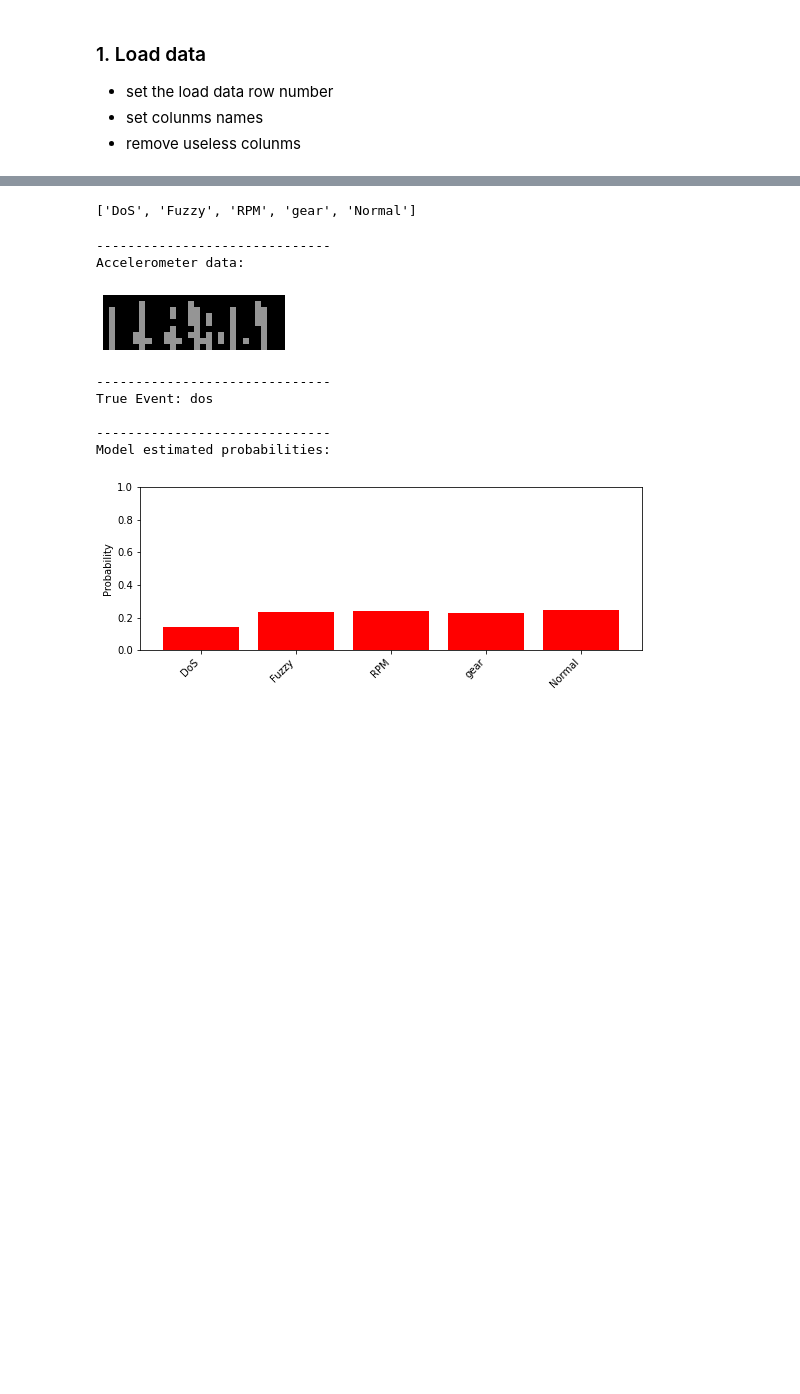
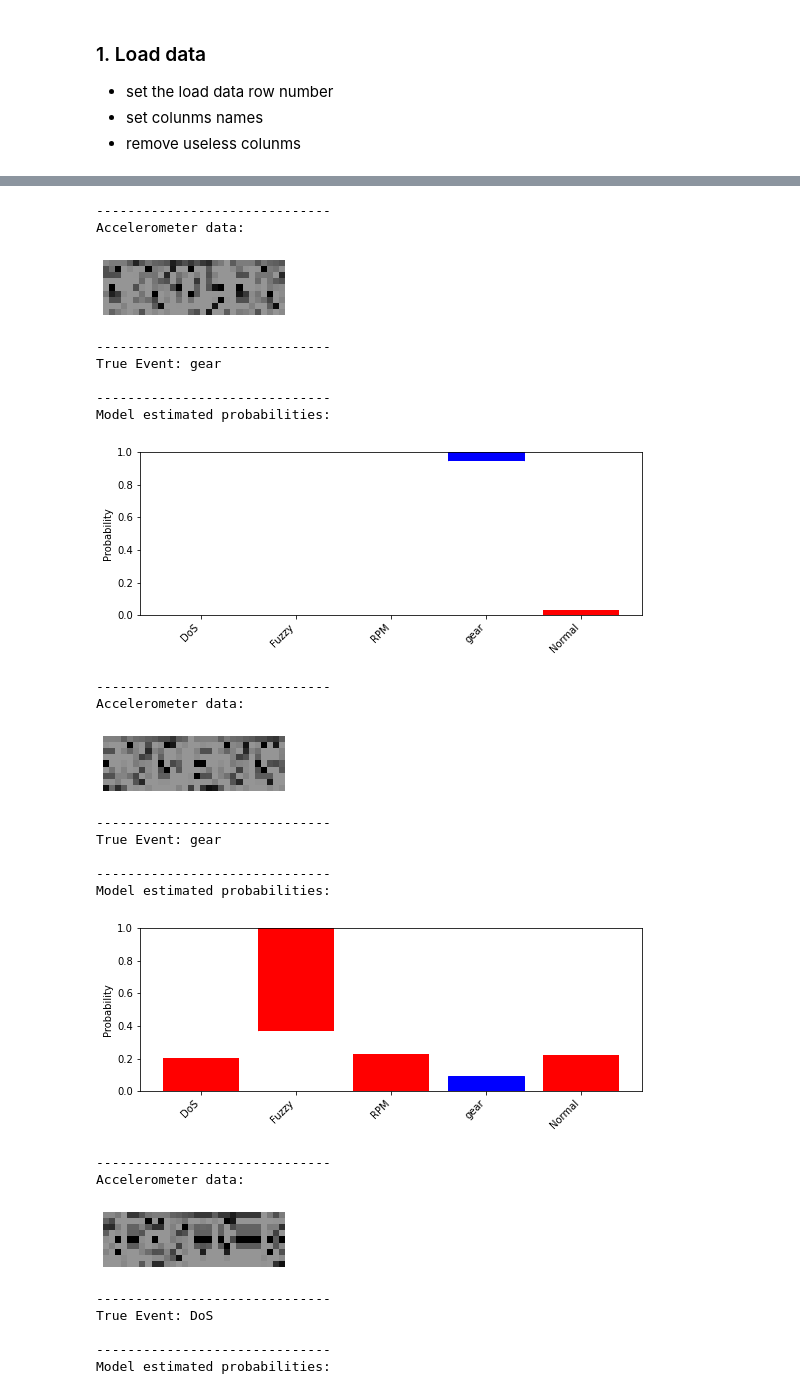
Before and after one commit to ainilaha/ppl_car_hacking, a Jupyter notebook: bayesian_net.ipynb, the cells around one changed output, grey strips where cells are left out. Cells and saved outputs as stored; diff of their text form; code cells hidden in the pictures; blank space fills up the shorter version.

Commit message:
add result visualization
add result visualization with two standard deviation

```diff
--- a/bayesian_net.ipynb
+++ b/bayesian_net.ipynb
@@ -127,5 +149,5 @@ model.compile(loss=nll,
               metrics=['categorical_accuracy'],
               experimental_run_tf_function=False)
 # %%
-history = model.fit(features[:test_num], label[:test_num], epochs=n_epoch, batch_size=64,
+history = model.fit(features[:test_num], label[:test_num], epochs=n_epoch, batch_size=batch_size,
                     validation_data=(features[test_num:], label[test_num:]))
@@ -163,3 +171,3 @@ plt.legend();
 # %%
 x_test = features[test_num:]
-y_test = dataset.label
+y_test = dataset.label.to_list()
@@ -171,7 +174,5 @@ activity_label = {'DoS':0, 'Fuzzy':1, 'RPM':2,
-# %%
-list(label_to_activity.values())
-# %% [output]
-['DoS', 'Fuzzy', 'RPM', 'gear', 'Normal']
+# %%
+label_list = ['DoS', 'Fuzzy', 'RPM', 'gear',  'Normal']
 # %%
 def analyse_model_predictions(action_num):
 
@@ -200,25 +201,44 @@ def analyse_model_predictions(action_num):
     # Make the plots
     fig, ax = plt.subplots(figsize=(9, 3))
     bar = ax.bar(np.arange(5), pct_97p5, color='red')
-    ax.set_xticklabels([''] + [activity for activity in label_to_activity.values()],
-                       rotation=45, horizontalalignment='right')
 
 
-#     bar[activity_label[y_test[action_num]]].set_color('green')
-#     bar = ax.bar(np.arange(5), pct_2p5-0.02, color='white', linewidth=1, edgecolor='white')
+    bar[data_util.activity_to_label[y_test[action_num]]].set_color('blue')
+    bar = ax.bar(np.arange(5), pct_2p5-0.02, color='white', linewidth=1, edgecolor='white')
+    ax.set_xticks(np.arange(5))
+    ax.set_xticklabels(label_list,rotation=45, horizontalalignment='right')
+
 
     ax.set_ylim([0, 1])
     ax.set_ylabel('Probability')
     plt.show()
 # %%
-analyse_model_predictions(1)
+for i in [1,100,250,12,50]:
+    analyse_model_predictions(i)
 # %% [output]
 ------------------------------
 Accelerometer data:
-[figure, old version]
+[figure, new version]
 ------------------------------
-True Event: dos
+True Event: gear
 
 ------------------------------
 Model estimated probabilities:
-[figure, old version]
+[figure, new version]
+------------------------------
+Accelerometer data:
+[figure, added]
+------------------------------
+True Event: gear
+
+------------------------------
+Model estimated probabilities:
+[figure, added]
+------------------------------
+Accelerometer data:
+[figure, added]
+------------------------------
+True Event: DoS
+
+------------------------------
+Model estimated probabilities:
```
Also changed, not shown: parts of 10 cells of this notebook.
